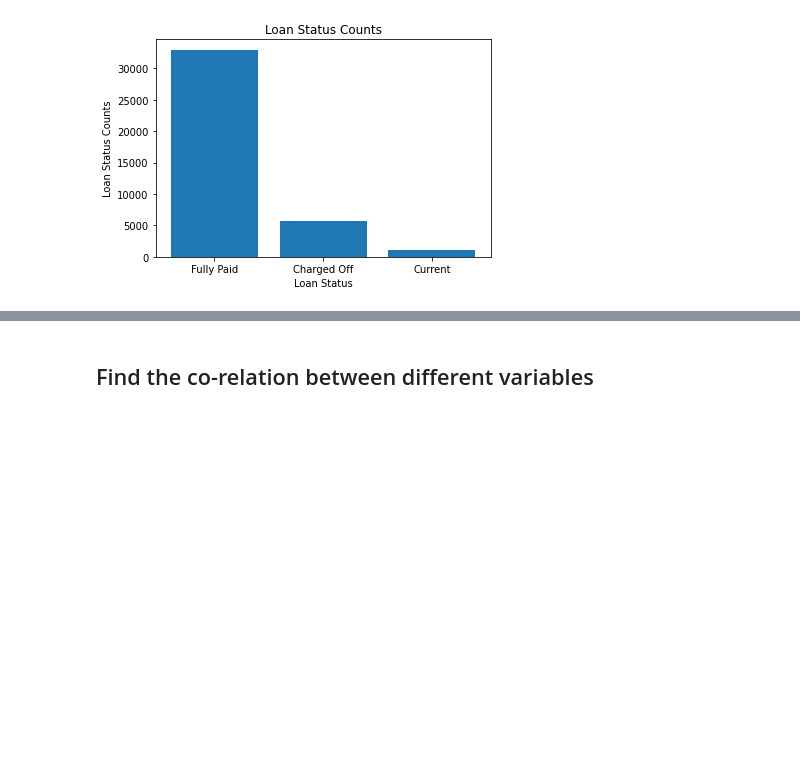
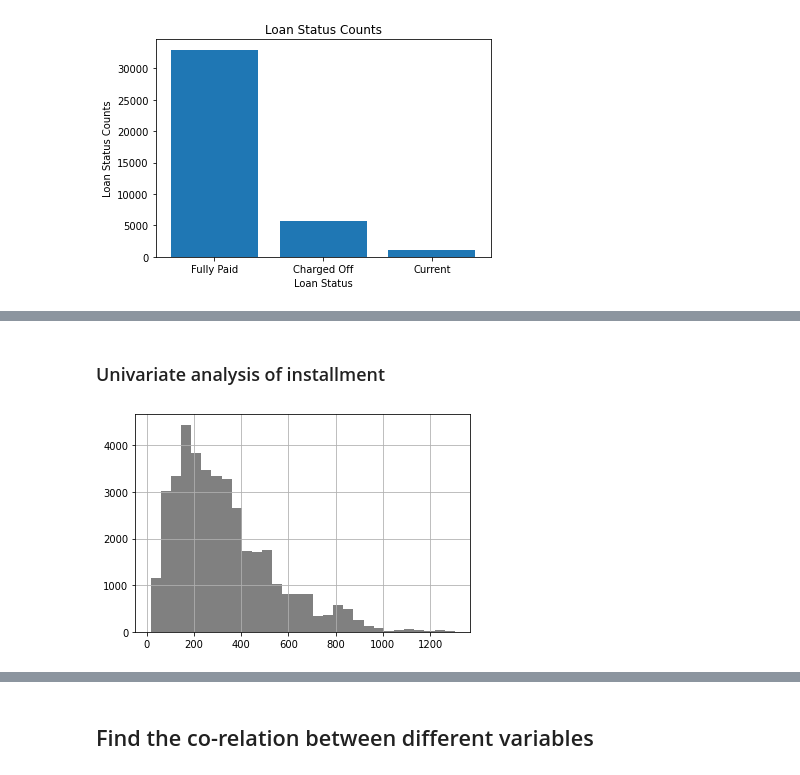
Before and after one commit to geeta-m-desai/LendingClubCaseStudy, a Jupyter notebook: Group_Facilitator_Geeta.ipynb, the cells around one changed output, grey strips where cells are left out. Drawn from its saved outputs; the diff is of its cells as text; code cells hidden in the pictures; blank space fills up the shorter version.

```diff
--- a/Group_Facilitator_Geeta.ipynb
+++ b/Group_Facilitator_Geeta.ipynb
@@ -331,0 +346,6 @@ plt.show()
+# %% [markdown]
+### Univariate analysis of installment
+# %%
+df['installment'].hist(bins = 30, facecolor='gray') ;
+# %% [output]
+[figure, added]
```
Also changed, not shown: parts of 11 cells of this notebook.
